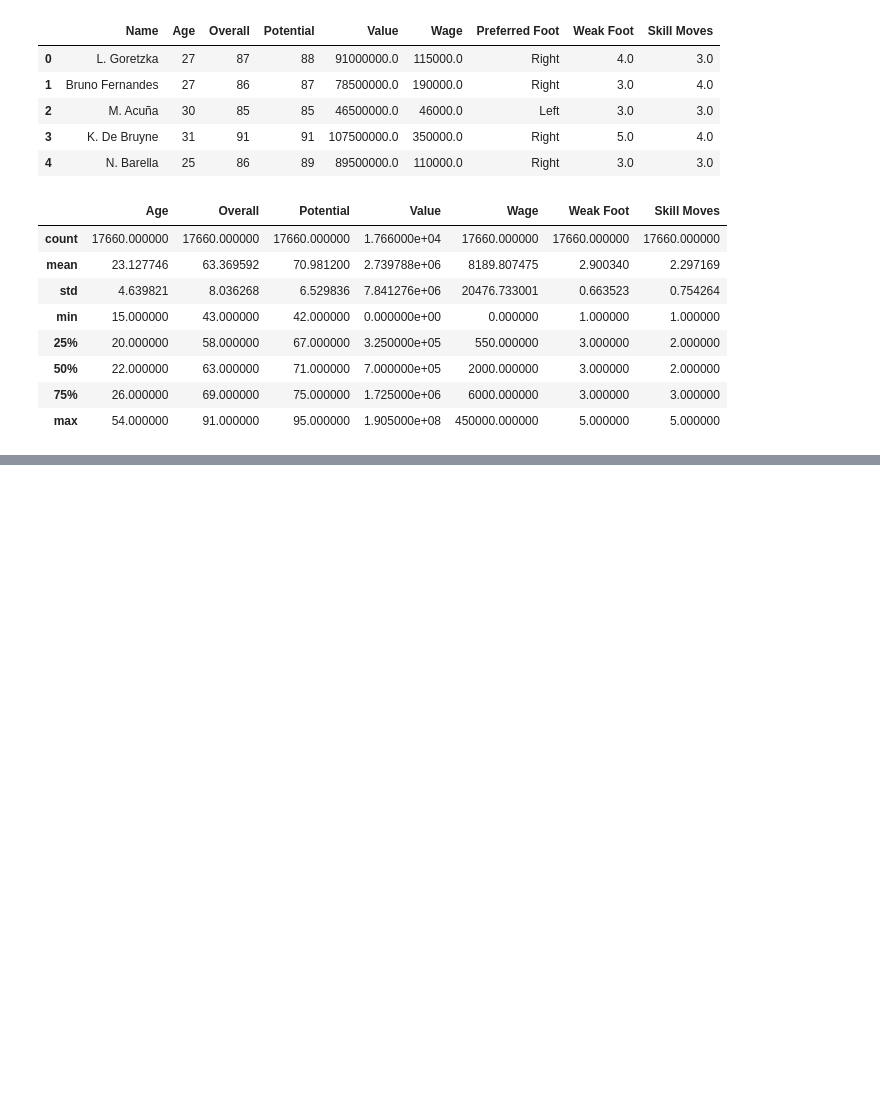
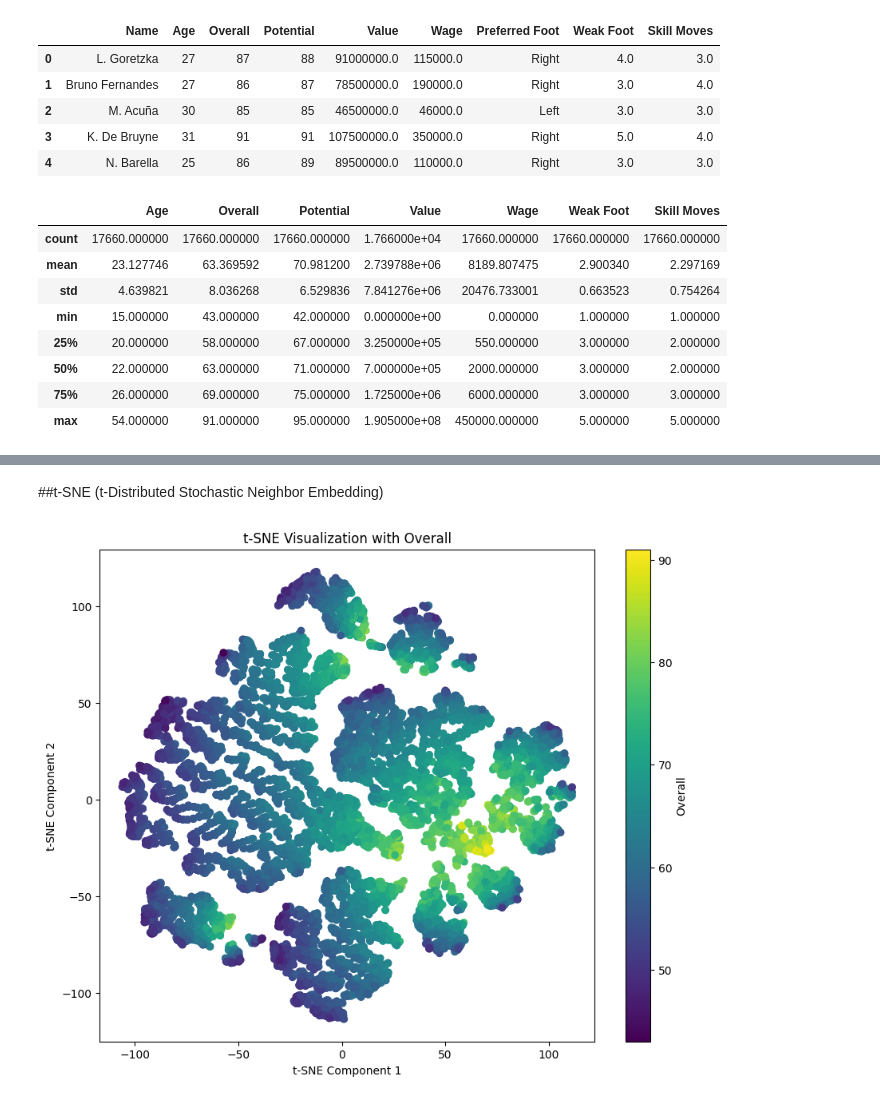
Before and after one commit to jmparradov/Machine-Learning-II---Talleres, a Jupyter notebook: Taller_2_Machine_Learning_2.ipynb, the cells around one changed output, grey strips where cells are left out. Cells and saved outputs as stored; diff of their text form; code cells hidden in the pictures; blank space fills up the shorter version.

```diff
--- a/Taller_2_Machine_Learning_2.ipynb
+++ b/Taller_2_Machine_Learning_2.ipynb
@@ -636,0 +285,37 @@ GMM (Clusters: 4) - Silhouette: 0.223, Davies-Bouldin: 3.922
+# %% [markdown]
+
+##t-SNE (t-Distributed Stochastic Neighbor Embedding)
+# %%
+# prompt: apply t-sne to df and plot with colors using overall column
+
+import pandas as pd
+import matplotlib.pyplot as plt
+from sklearn.manifold import TSNE
+
+# Select numerical features for t-SNE
+numerical_features = ['Age', 'Overall', 'Potential', 'Value', 'Wage', 'Weak Foot', 'Skill Moves']
+df_numerical = df[numerical_features]
+
+# Standardize the data
+x = StandardScaler().fit_transform(df_numerical)
+
+# Apply t-SNE
+tsne = TSNE(n_components=2, random_state=42)  # Reduce to 2 dimensions
+tsne_results = tsne.fit_transform(x)
+
+# Create a DataFrame for the t-SNE results
+tsne_df = pd.DataFrame(data=tsne_results, columns=['tsne_component_1', 'tsne_component_2'])
+
+# Add the 'Overall' column back to the tsne_df for coloring
+tsne_df['Overall'] = df['Overall']
+
+# Scatter plot with color based on 'Overall' column
+plt.figure(figsize=(10, 8))
+plt.scatter(tsne_df['tsne_component_1'], tsne_df['tsne_component_2'], c=tsne_df['Overall'], cmap='viridis')
+plt.xlabel('t-SNE Component 1')
+plt.ylabel('t-SNE Component 2')
+plt.title('t-SNE Visualization with Overall')
+plt.colorbar(label='Overall')
+plt.show()
+# %% [output]
+[figure, added]
```
Also changed, not shown: parts of 43 cells of this notebook.
